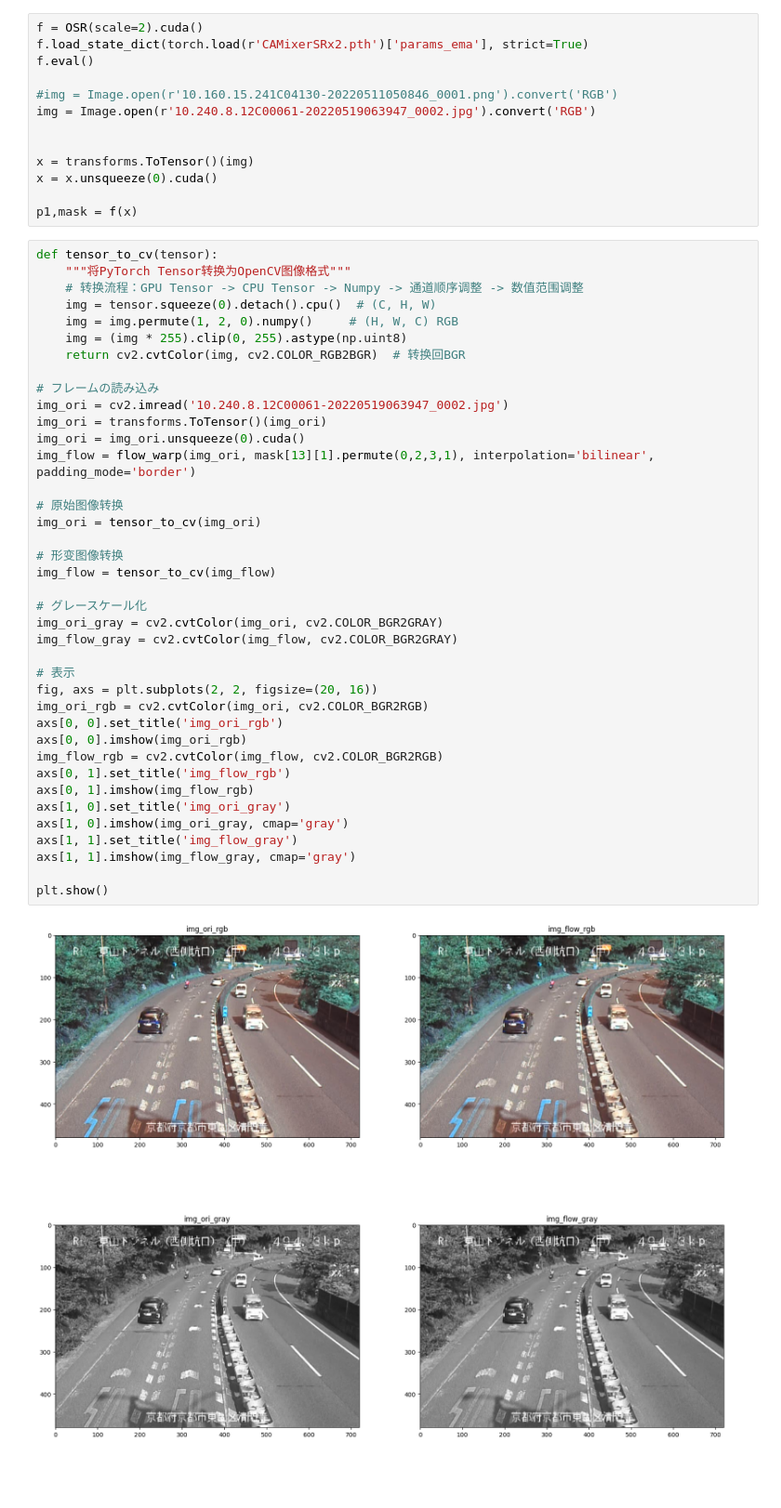
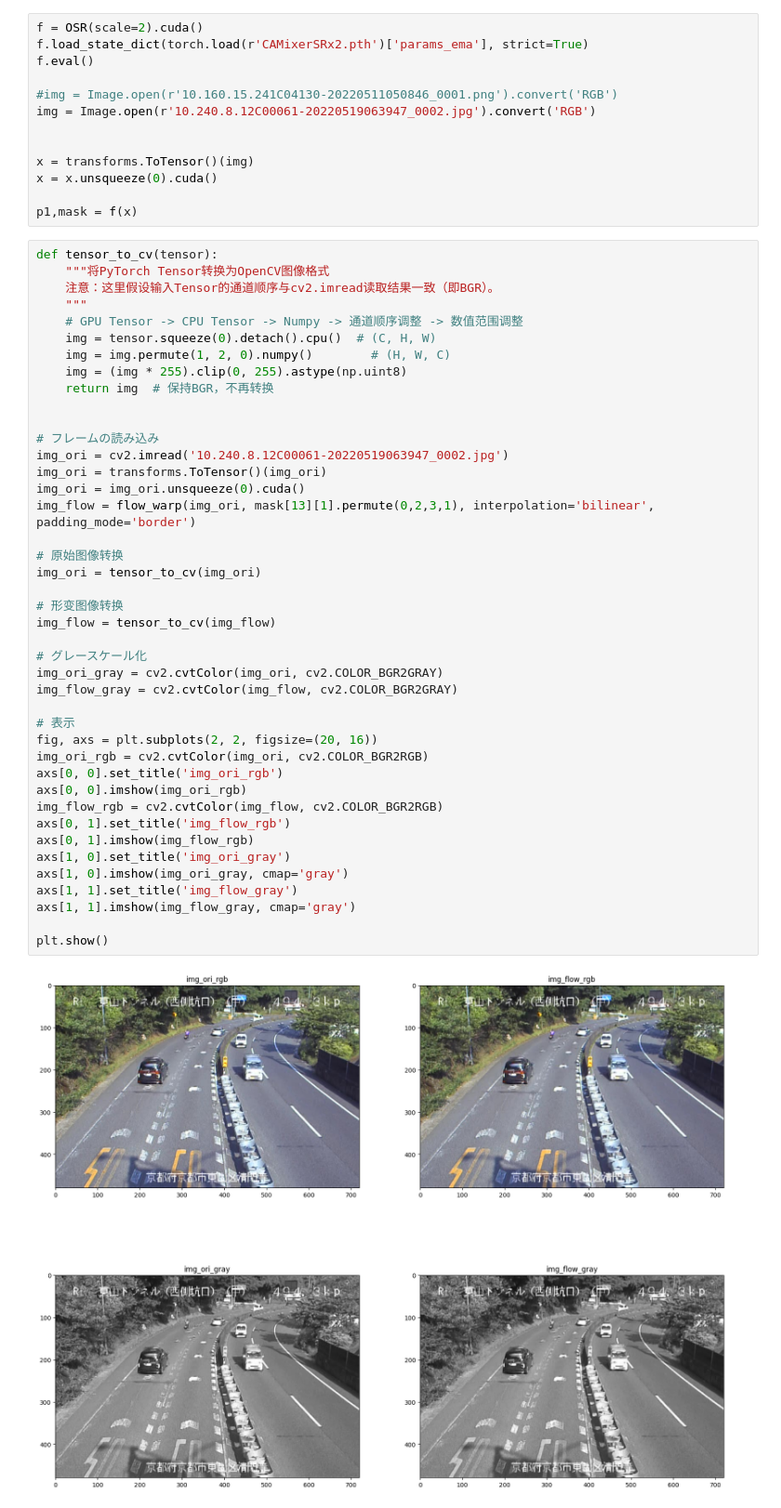
Before and after one commit to Flulike/visual-for-offset, a Jupyter notebook: vis.ipynb, the cells around one changed output. Shown at 93% size. Saved outputs shown, nothing was run; the diff lists cells and outputs as text; blank space fills up the shorter version.

```diff
--- a/vis.ipynb
+++ b/vis.ipynb
@@ -588,45 +588,48 @@ x = x.unsqueeze(0).cuda()
 p1,mask = f(x)
 # %%
 def tensor_to_cv(tensor):
-    """将PyTorch Tensor转换为OpenCV图像格式"""
-    # 转换流程：GPU Tensor -> CPU Tensor -> Numpy -> 通道顺序调整 -> 数值范围调整
+    """将PyTorch Tensor转换为OpenCV图像格式
+    注意：这里假设输入Tensor的通道顺序与cv2.imread读取结果一致（即BGR）。
+    """
+    # GPU Tensor -> CPU Tensor -> Numpy -> 通道顺序调整 -> 数值范围调整
     img = tensor.squeeze(0).detach().cpu()  # (C, H, W)
-    img = img.permute(1, 2, 0).numpy()     # (H, W, C) RGB
+    img = img.permute(1, 2, 0).numpy()        # (H, W, C)
     img = (img * 255).clip(0, 255).astype(np.uint8)
-    return cv2.cvtColor(img, cv2.COLOR_RGB2BGR)  # 转换回BGR
+    return img  # 保持BGR，不再转换
+
 
 # フレームの読み込み
 img_ori = cv2.imread('10.240.8.12C00061-20220519063947_0002.jpg')
 img_ori = transforms.ToTensor()(img_ori)
 img_ori = img_ori.unsqueeze(0).cuda()
 img_flow = flow_warp(img_ori, mask[13][1].permute(0,2,3,1), interpolation='bilinear', padding_mode='border')
 
 # 原始图像转换
 img_ori = tensor_to_cv(img_ori)
 
 # 形变图像转换
 img_flow = tensor_to_cv(img_flow)
 
 # グレースケール化
 img_ori_gray = cv2.cvtColor(img_ori, cv2.COLOR_BGR2GRAY)
 img_flow_gray = cv2.cvtColor(img_flow, cv2.COLOR_BGR2GRAY)
 
 # 表示
 fig, axs = plt.subplots(2, 2, figsize=(20, 16))
 img_ori_rgb = cv2.cvtColor(img_ori, cv2.COLOR_BGR2RGB)
 axs[0, 0].set_title('img_ori_rgb')
 axs[0, 0].imshow(img_ori_rgb)
 img_flow_rgb = cv2.cvtColor(img_flow, cv2.COLOR_BGR2RGB)
 axs[0, 1].set_title('img_flow_rgb')
 axs[0, 1].imshow(img_flow_rgb)
 axs[1, 0].set_title('img_ori_gray')
 axs[1, 0].imshow(img_ori_gray, cmap='gray')
 axs[1, 1].set_title('img_flow_gray')
 axs[1, 1].imshow(img_flow_gray, cmap='gray')
 
 plt.show()
 # %% [output]
-[figure, old version]
+[figure, new version]
 # %%
 flow = cv2.calcOpticalFlowFarneback(img_ori_gray, img_flow_gray, None, 0.5, 3, 15, 3, 5, 1.2, 0)
 
```
Also changed, not shown: parts of 1 cell of this notebook, 1 other file.
